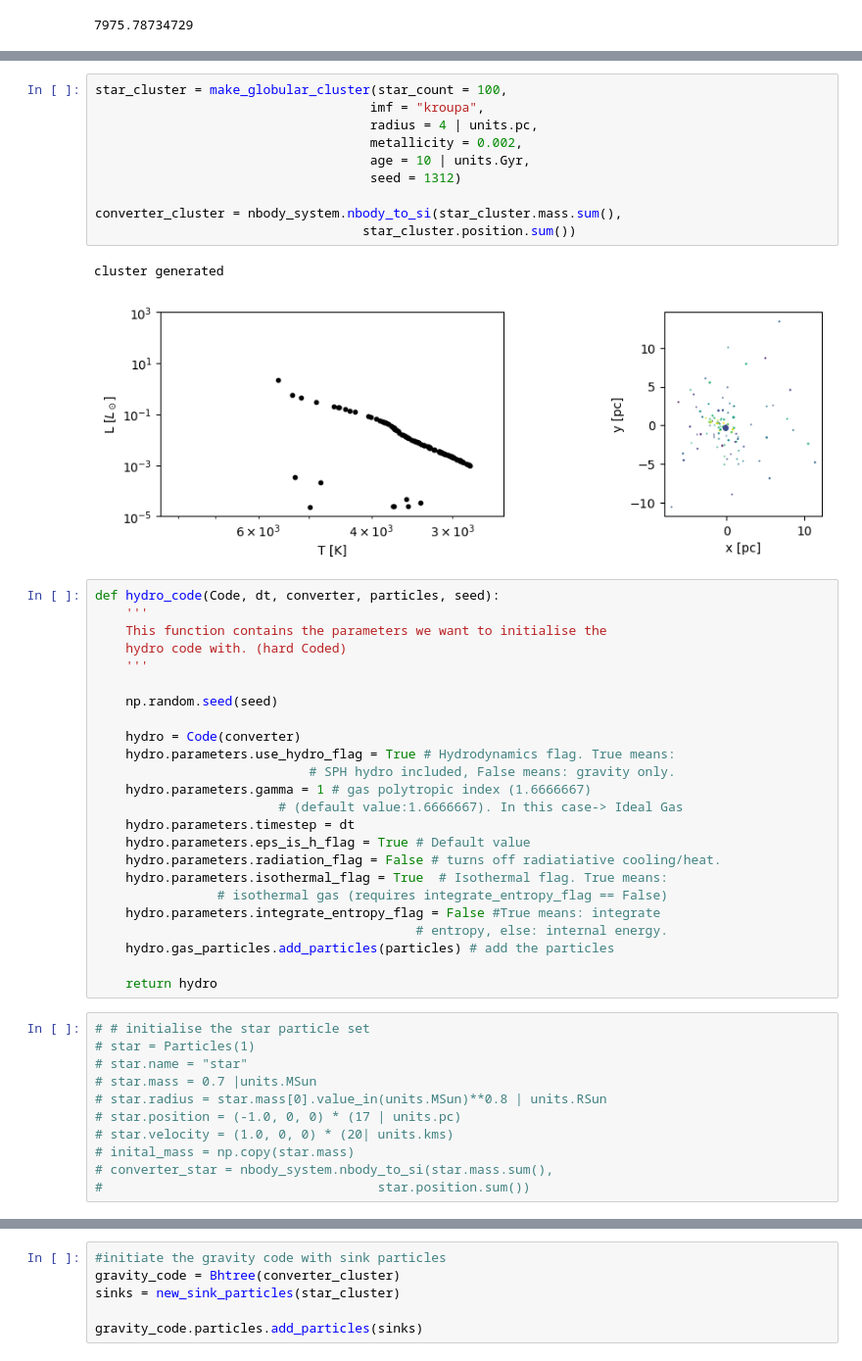
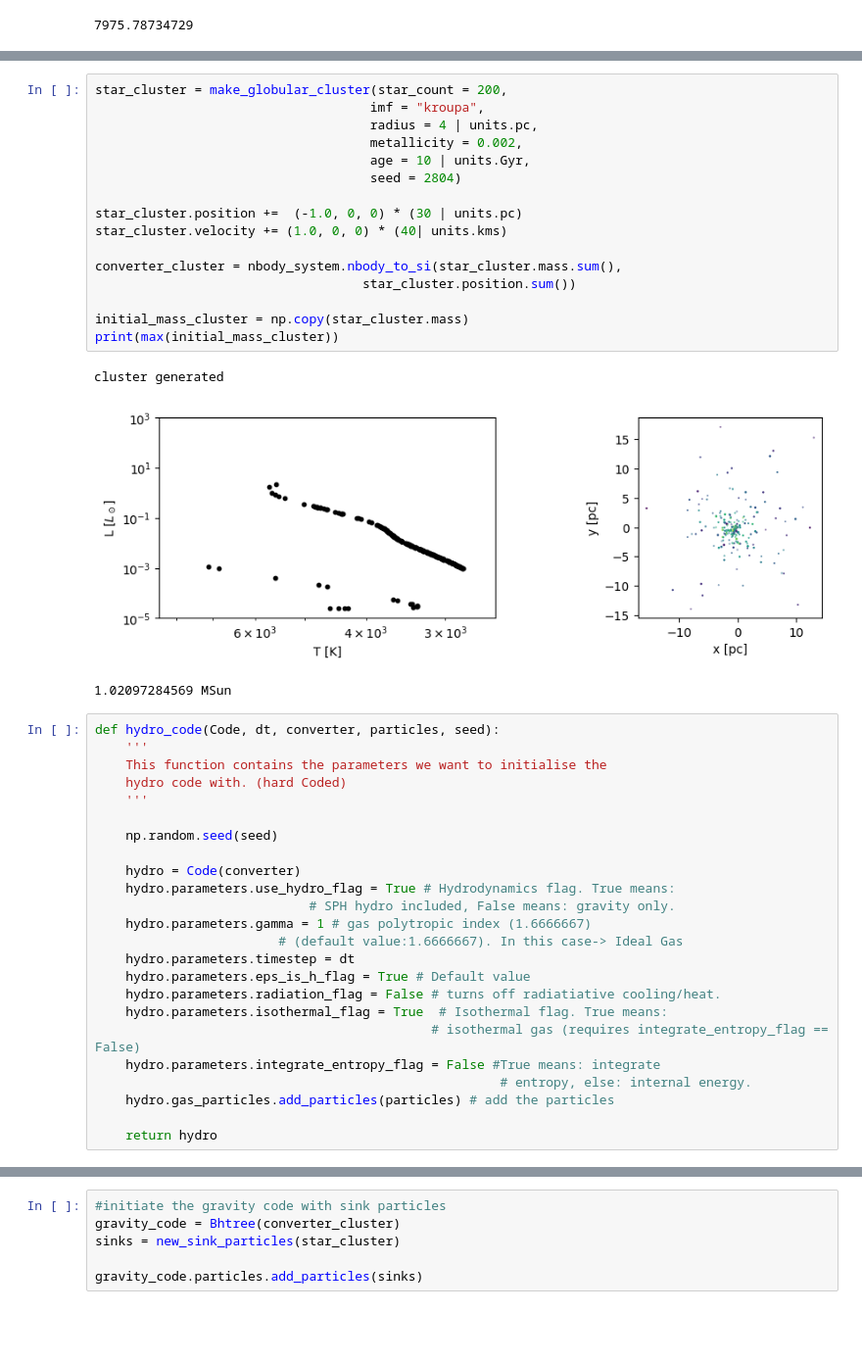
Before and after one commit to umuzigazuba/AMUSE-_project_SNOOPS, a Jupyter notebook: AMUSE_project_YESSIR/notebooks/sink_test.ipynb, the cells around one changed output, grey strips where cells are left out. Shown at 98% size. Saved outputs shown, nothing was run; the diff lists cells and outputs as text; blank space fills up the shorter version.

```diff
--- a/AMUSE_project_YESSIR/notebooks/sink_test.ipynb
+++ b/AMUSE_project_YESSIR/notebooks/sink_test.ipynb
@@ -56,16 +56,23 @@ Mean density of the moelcular cloud 7.2822159097e-20 m**-3 * kg
 # %%
-star_cluster = make_globular_cluster(star_count = 100,
+star_cluster = make_globular_cluster(star_count = 200,
                                     imf = "kroupa",
                                     radius = 4 | units.pc,
                                     metallicity = 0.002,
                                     age = 10 | units.Gyr,
-                                    seed = 1312)
+                                    seed = 2804)
+
+star_cluster.position +=  (-1.0, 0, 0) * (30 | units.pc)
+star_cluster.velocity += (1.0, 0, 0) * (40| units.kms)
 
 converter_cluster = nbody_system.nbody_to_si(star_cluster.mass.sum(),
                                    star_cluster.position.sum())
+
+initial_mass_cluster = np.copy(star_cluster.mass)
+print(max(initial_mass_cluster))
 # %% [output]
 cluster generated
-[figure, old version]
+[figure, new version]
+1.02097284569 MSun
 # %%
 def hydro_code(Code, dt, converter, particles, seed):
     '''
@@ -84,20 +91,9 @@ def hydro_code(Code, dt, converter, particles, seed):
     hydro.parameters.eps_is_h_flag = True # Default value
     hydro.parameters.radiation_flag = False # turns off radiatiative cooling/heat.
     hydro.parameters.isothermal_flag = True  # Isothermal flag. True means:
-                # isothermal gas (requires integrate_entropy_flag == False)
+                                            # isothermal gas (requires integrate_entropy_flag == False)
     hydro.parameters.integrate_entropy_flag = False #True means: integrate
-                                          # entropy, else: internal energy.
+                                                     # entropy, else: internal energy.
     hydro.gas_particles.add_particles(particles) # add the particles
 
     return hydro
-# %%
-# # initialise the star particle set
-# star = Particles(1)
-# star.name = "star"
-# star.mass = 0.7 |units.MSun
-# star.radius = star.mass[0].value_in(units.MSun)**0.8 | units.RSun
-# star.position = (-1.0, 0, 0) * (17 | units.pc)
-# star.velocity = (1.0, 0, 0) * (20| units.kms)
-# inital_mass = np.copy(star.mass)
-# converter_star = nbody_system.nbody_to_si(star.mass.sum(),
-#                                    star.position.sum())
```
Also changed, not shown: parts of 17 cells of this notebook, 2 other files.
